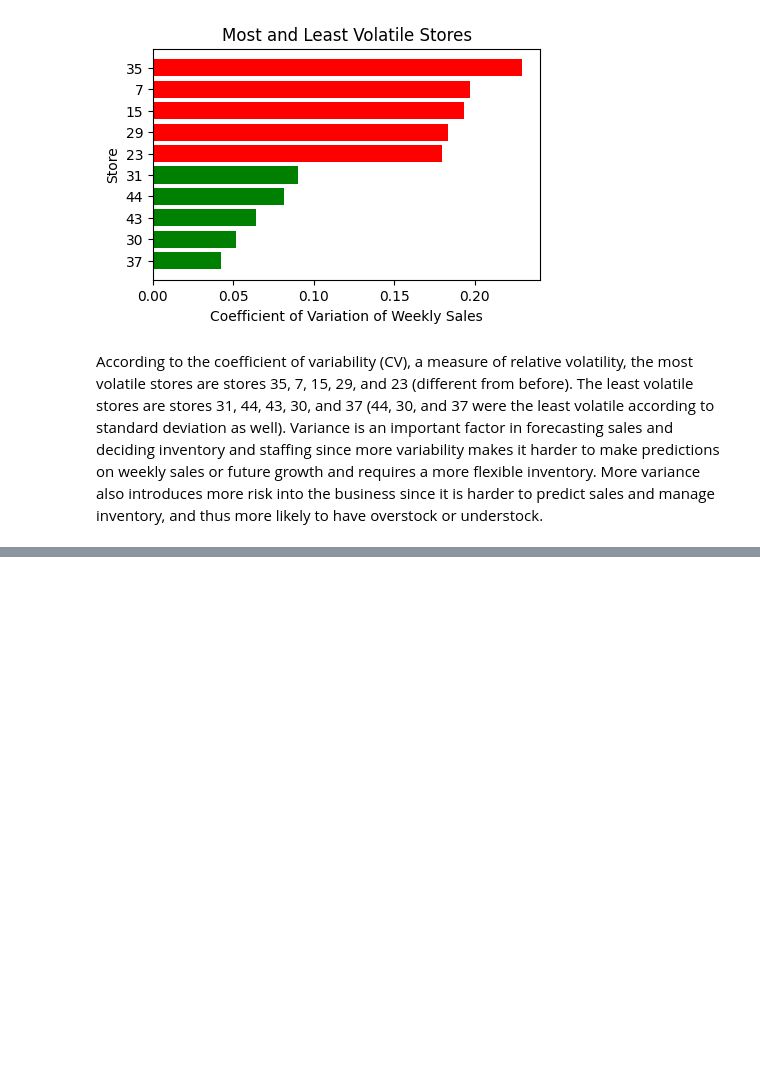
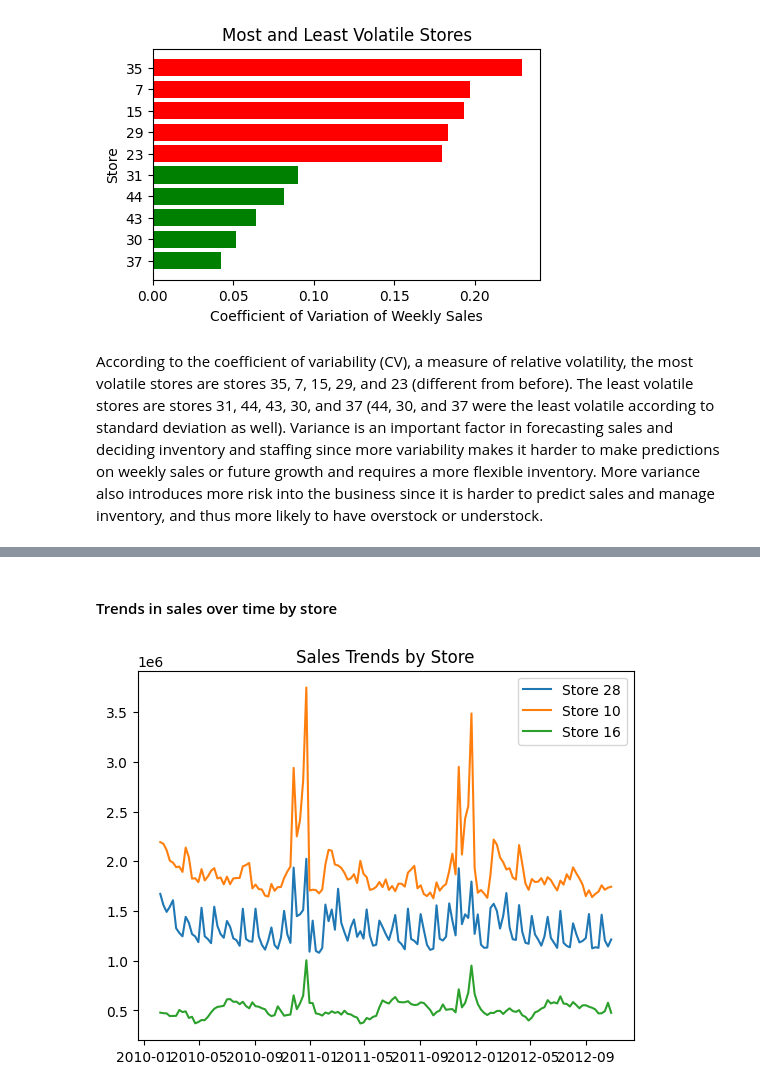
Before and after one commit to AaronVillegas5/walmart_data_analysis, a Jupyter notebook: notebooks/walmart_data_analysis.ipynb, the cells around one changed output, grey strips where cells are left out. Cells and saved outputs as stored; diff of their text form; code cells hidden in the pictures; blank space fills up the shorter version.

```diff
--- a/notebooks/walmart_data_analysis.ipynb
+++ b/notebooks/walmart_data_analysis.ipynb
@@ -306,0 +384,24 @@ According to the coefficient of variability (CV), a measure of relative volatili
+# %% [markdown]
+#### Trends in sales over time by store
+# %%
+query10 = """
+SELECT
+    store,
+    date,
+    weekly_sales
+FROM sales
+ORDER BY date;
+"""
+df_result10 = load_postgres(query10, engine_url)
+df = df_result10.copy()
+for store_id in df['store'].unique()[:3]:  # just 3 stores
+    subset = df[df['store'] == store_id]
+    subset['date'] = pd.to_datetime(subset['date'], dayfirst=True)
+
+    plt.plot(subset['date'], subset['weekly_sales'], label=f'Store {store_id}')
+
+plt.legend()
+plt.title('Sales Trends by Store')
+plt.show()
+# %% [output]
+[figure, added]
```
Also changed, not shown: parts of 10 cells of this notebook, 1 other file.
